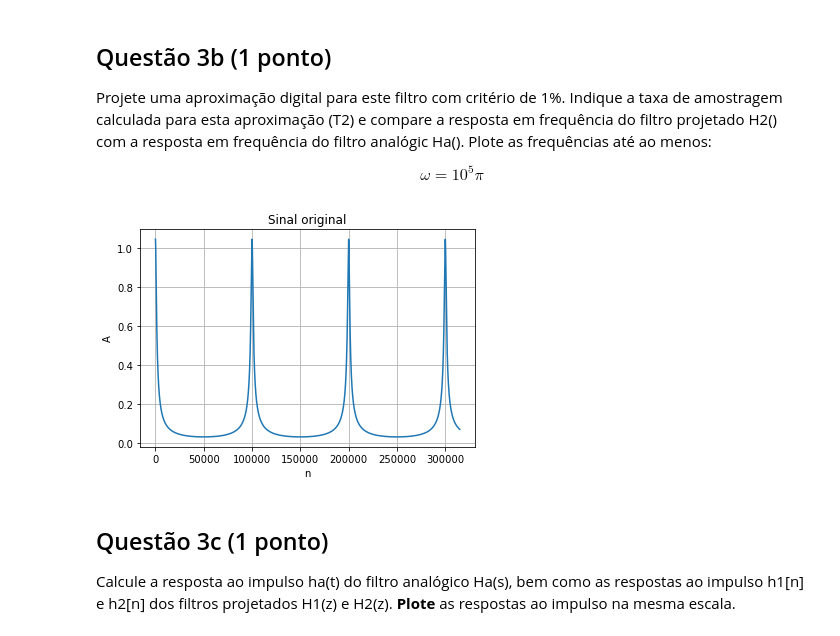
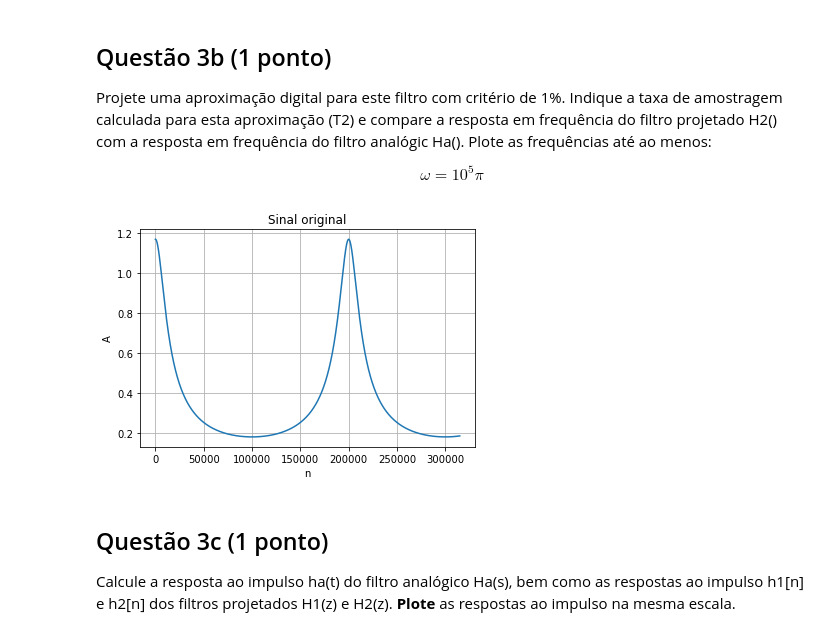
Before and after one commit to yantavares/sstd, a Jupyter notebook: proj2/projeto2.ipynb, the cells around one changed output. Cells and saved outputs as stored; diff of their text form; code cells hidden in the pictures.

```diff
--- a/proj2/projeto2.ipynb
+++ b/proj2/projeto2.ipynb
@@ -296,20 +298,20 @@ $$ \omega = 10^5 \pi $$
 # %%
 # Resposta da questão 3b
 T2 = 0.00001 * np.pi
 
 
 def H2(w):
-    return (0.03142 / (np.sqrt(((1-0.97) * np.cos(w*T2))**2 + ((0.97) * np.sin(w*T2))**2)))
+    return (0.3142 / np.sqrt(1.533 - 1.4608 * np.cos(w * T2)))
 
 
 plt.plot(H2(omega))
 plt.xlabel("n")
 plt.ylabel('A')
 plt.title("Sinal original")
 plt.grid(True)
 plt.show()
 # %% [output]
-[figure, old version]
+[figure, new version]
 # %% [markdown]
 ## Questão 3c (1 ponto)
 
```
Also changed, not shown: parts of 3 cells of this notebook, 1 other file.
